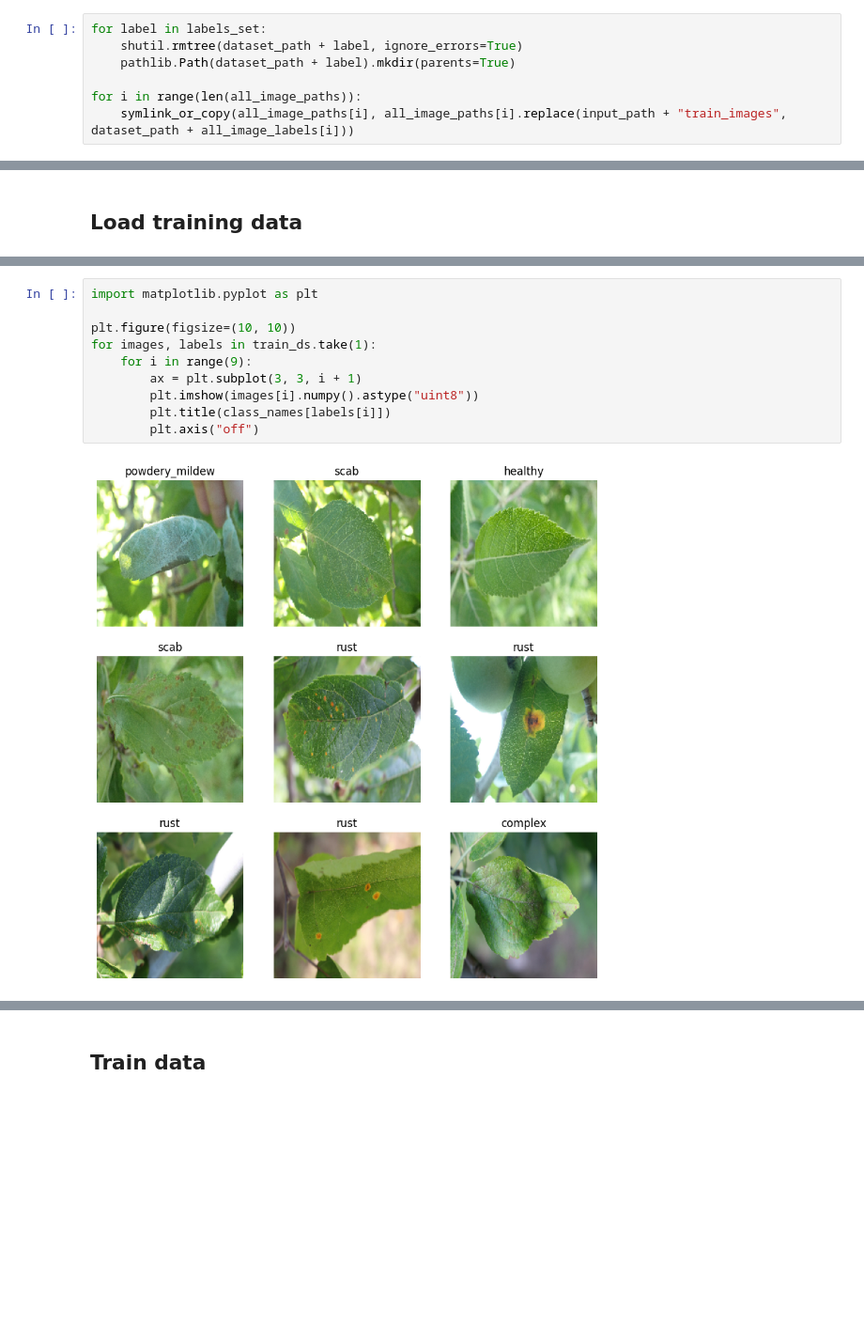
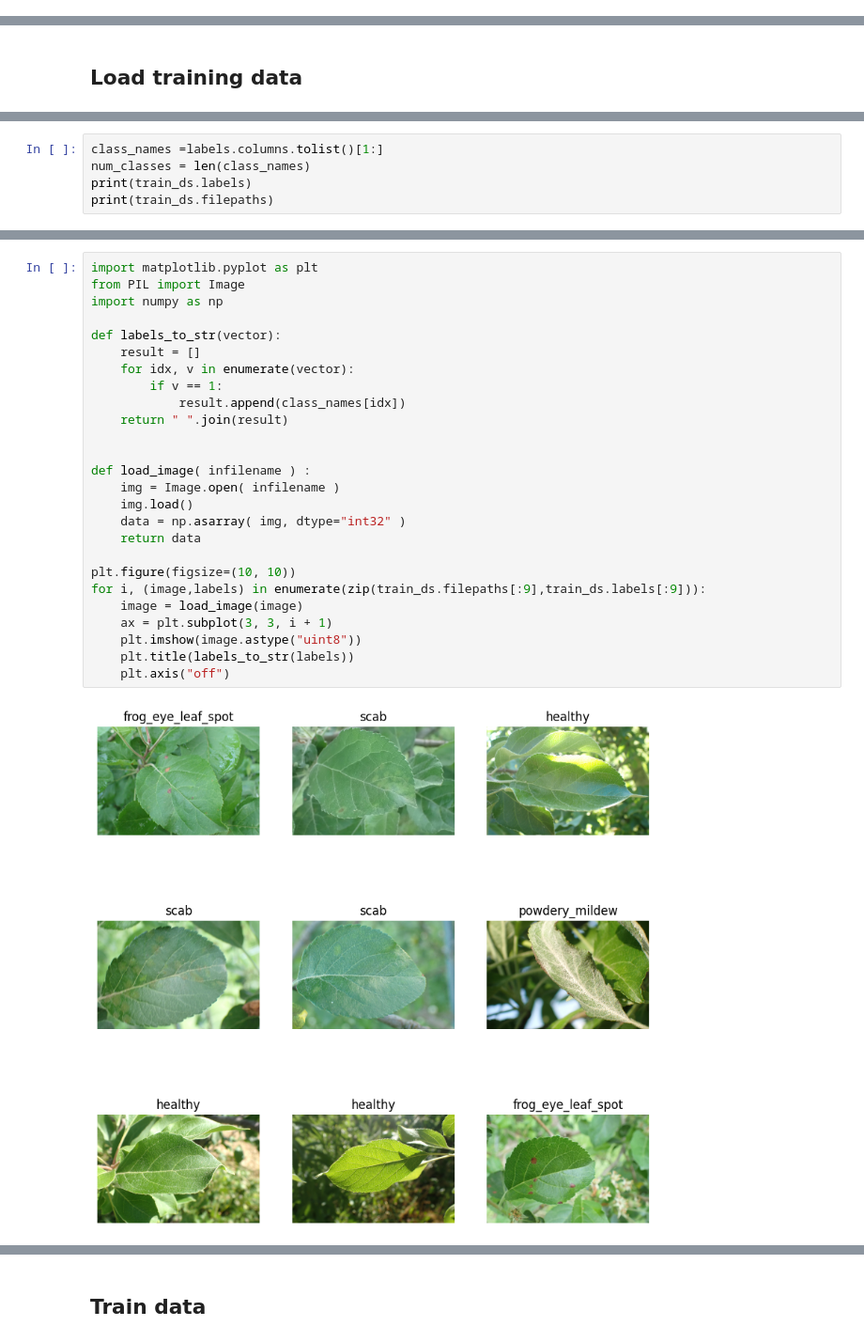
Before and after one commit to mikasso/liscie, a Jupyter notebook: liscie.ipynb, the cells around one changed output, grey strips where cells are left out. Shown at 94% size. Cells and saved outputs as stored; diff of their text form; blank space fills up the shorter version.

```diff
--- a/liscie.ipynb
+++ b/liscie.ipynb
@@ -57,7 +26,0 @@ print(labels_set)
-# %%
-for label in labels_set:
-    shutil.rmtree(dataset_path + label, ignore_errors=True)
-    pathlib.Path(dataset_path + label).mkdir(parents=True)
-
-for i in range(len(all_image_paths)):
-    symlink_or_copy(all_image_paths[i], all_image_paths[i].replace(input_path + "train_images", dataset_path + all_image_labels[i]))
@@ -102,0 +100,5 @@ print(val_labels[:3])
+# %%
+class_names =labels.columns.tolist()[1:]
+num_classes = len(class_names)
+print(train_ds.labels)
+print(train_ds.filepaths)
@@ -103,13 +115,29 @@ print(val_labels[:3])
 # %%
 import matplotlib.pyplot as plt
+from PIL import Image
+import numpy as np
+
+def labels_to_str(vector):
+    result = []
+    for idx, v in enumerate(vector):
+        if v == 1:
+            result.append(class_names[idx])
+    return " ".join(result)
+
+
+def load_image( infilename ) :
+    img = Image.open( infilename )
+    img.load()
+    data = np.asarray( img, dtype="int32" )
+    return data
 
 plt.figure(figsize=(10, 10))
-for images, labels in train_ds.take(1):
-    for i in range(9):
-        ax = plt.subplot(3, 3, i + 1)
-        plt.imshow(images[i].numpy().astype("uint8"))
-        plt.title(class_names[labels[i]])
-        plt.axis("off")
+for i, (image,labels) in enumerate(zip(train_ds.filepaths[:9],train_ds.labels[:9])):
+    image = load_image(image)
+    ax = plt.subplot(3, 3, i + 1)
+    plt.imshow(image.astype("uint8"))
+    plt.title(labels_to_str(labels))
+    plt.axis("off")
 # %% [output]
-[figure, old version]
+[figure, new version]
 # %%
```
Also changed, not shown: parts of 9 cells of this notebook.
